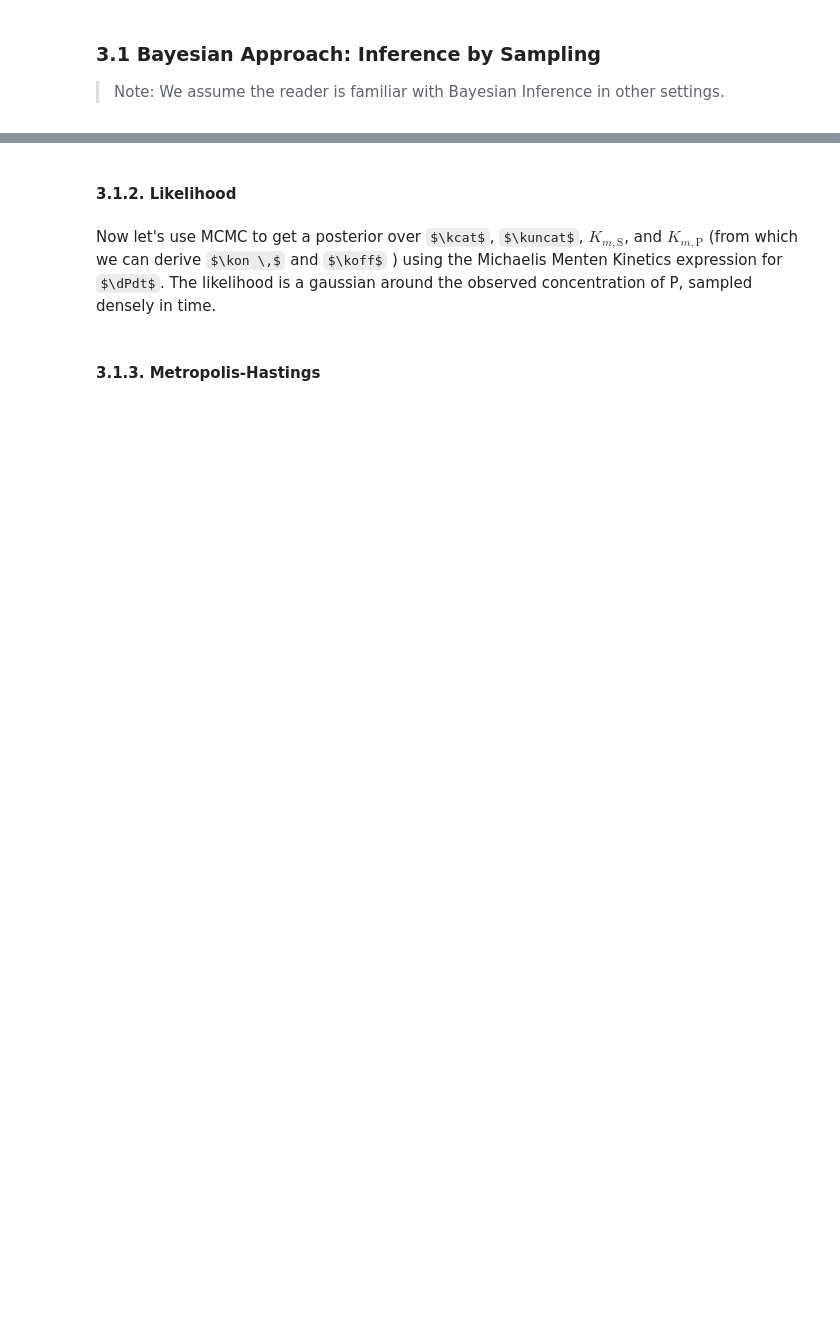
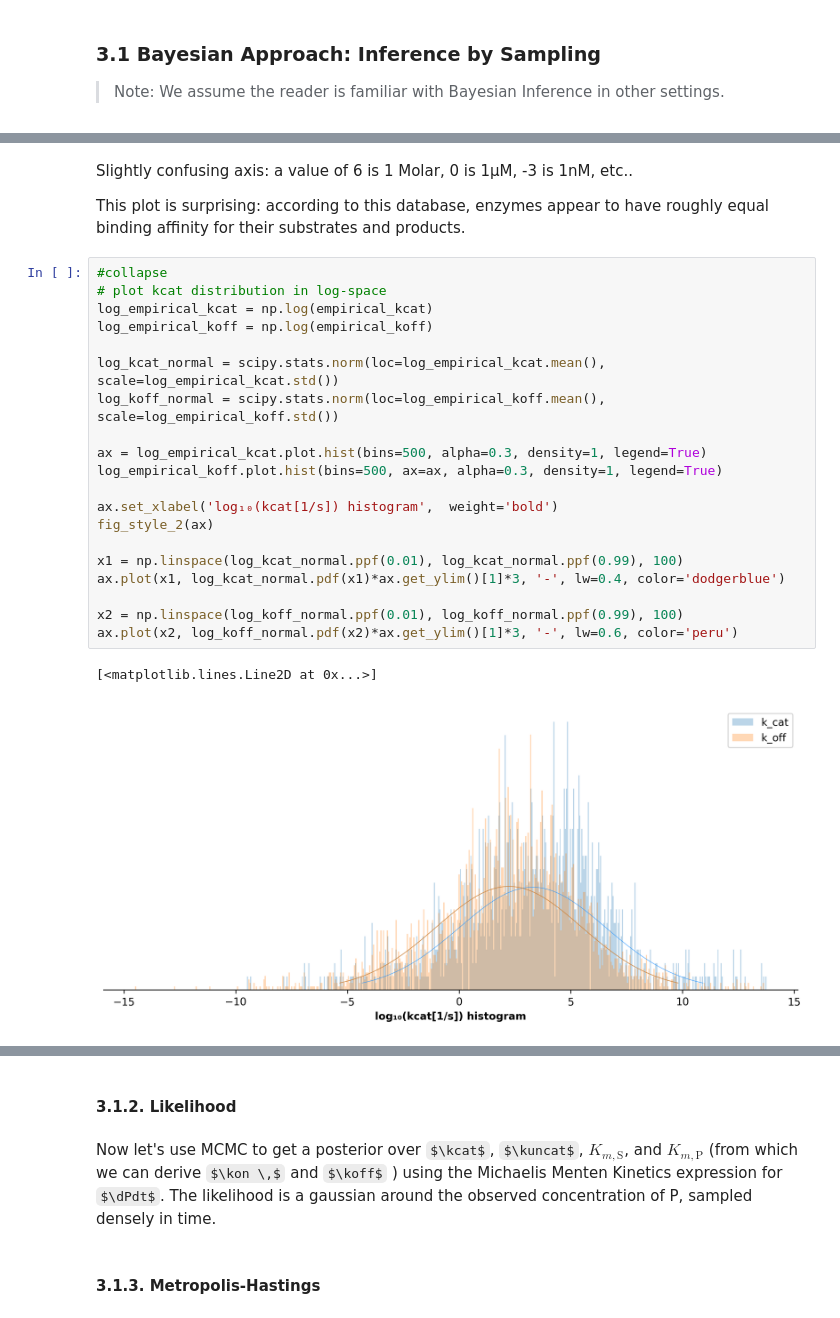
Before and after one commit to alexlenail/back_of_my_envelope, a Jupyter notebook: _notebooks/Enzyme-Kinetic-Parameter-Inference.ipynb, the cells around one changed output, grey strips where cells are left out. Cells and saved outputs as stored; diff of their text form; some formulas as TeX source; blank space fills up the shorter version.

```diff
--- a/_notebooks/Enzyme-Kinetic-Parameter-Inference.ipynb
+++ b/_notebooks/Enzyme-Kinetic-Parameter-Inference.ipynb
@@ -535,0 +570,27 @@ scipy.stats.lognorm?
+# %% [markdown]
+Slightly confusing axis: a value of 6 is 1 Molar, 0 is 1µM, -3 is 1nM, etc..
+
+This plot is surprising: according to this database, enzymes appear to have roughly equal binding affinity for their substrates and products.
+# %%
+#collapse
+# plot kcat distribution in log-space
+log_empirical_kcat = np.log(empirical_kcat)
+log_empirical_koff = np.log(empirical_koff)
+
+log_kcat_normal = scipy.stats.norm(loc=log_empirical_kcat.mean(), scale=log_empirical_kcat.std())
+log_koff_normal = scipy.stats.norm(loc=log_empirical_koff.mean(), scale=log_empirical_koff.std())
+
+ax = log_empirical_kcat.plot.hist(bins=500, alpha=0.3, density=1, legend=True)
+log_empirical_koff.plot.hist(bins=500, ax=ax, alpha=0.3, density=1, legend=True)
+
+ax.set_xlabel('log₁₀(kcat[1/s]) histogram',  weight='bold')
+fig_style_2(ax)
+
+x1 = np.linspace(log_kcat_normal.ppf(0.01), log_kcat_normal.ppf(0.99), 100)
+ax.plot(x1, log_kcat_normal.pdf(x1)*ax.get_ylim()[1]*3, '-', lw=0.4, color='dodgerblue')
+
+x2 = np.linspace(log_koff_normal.ppf(0.01), log_koff_normal.ppf(0.99), 100)
+ax.plot(x2, log_koff_normal.pdf(x2)*ax.get_ylim()[1]*3, '-', lw=0.6, color='peru')
+# %% [output]
+[<matplotlib.lines.Line2D at 0x...>]
+[figure, added]
```
Also changed, not shown: parts of 26 cells of this notebook, 4 other files.
